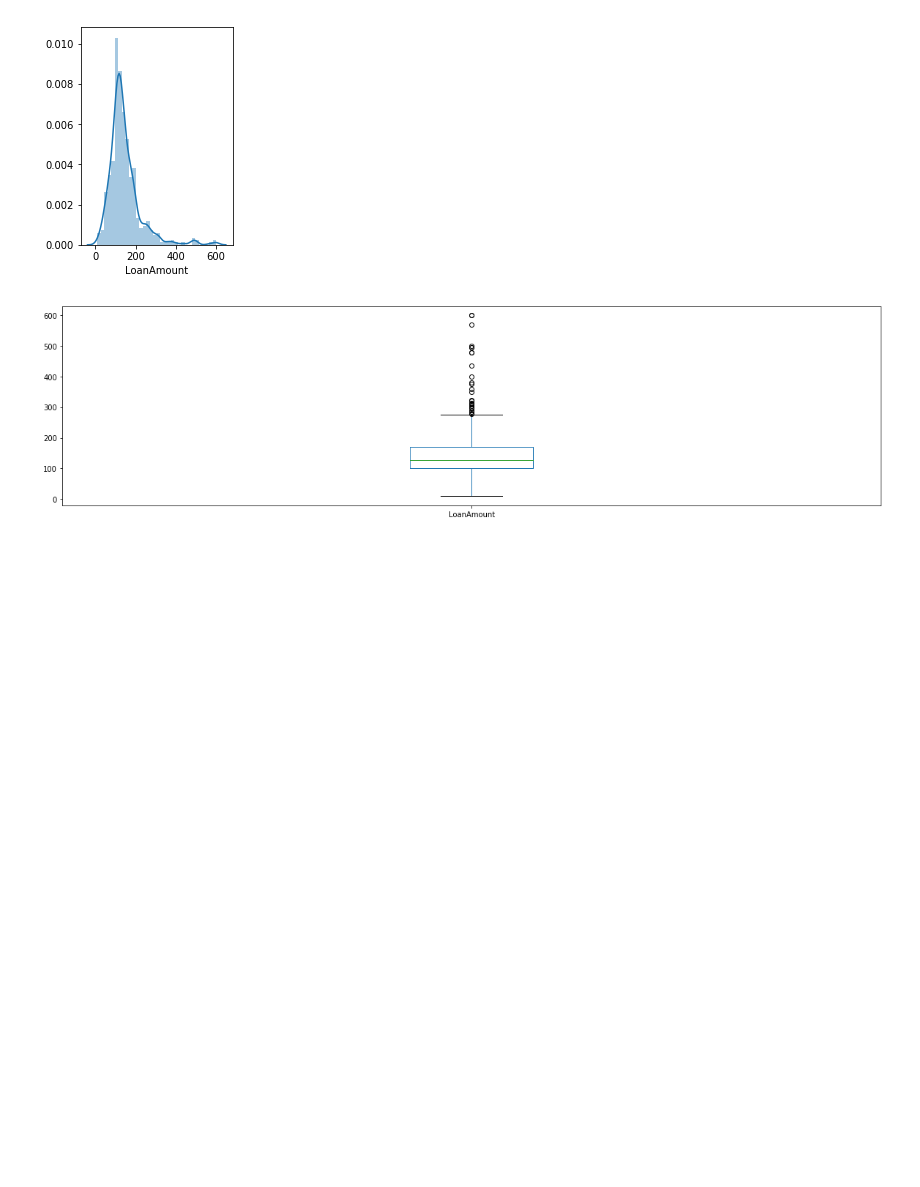
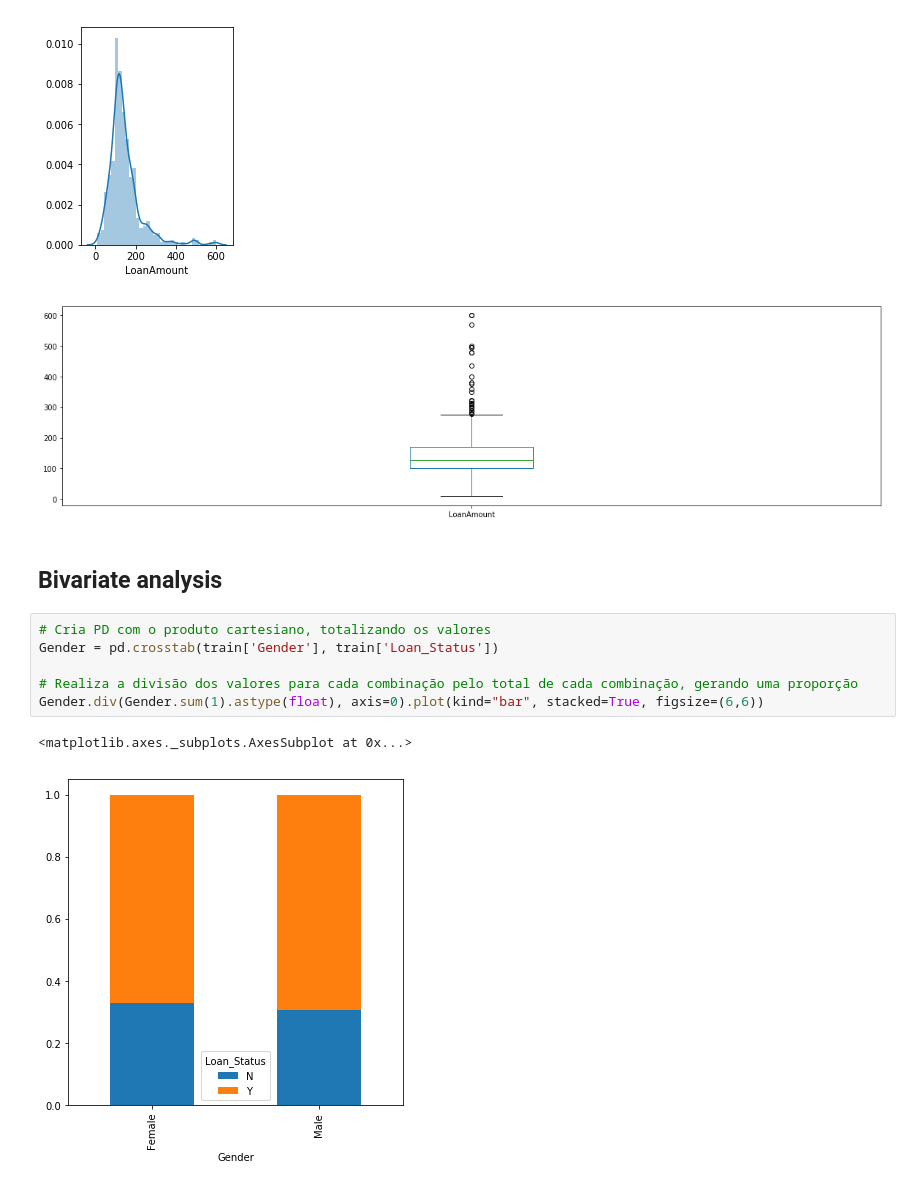
Before and after one commit to ElissandroMendes/loan-prediction, a Jupyter notebook: loan-prediction.ipynb, the cells around one changed output. Drawn from its saved outputs; the diff is of its cells as text; blank space fills up the shorter version.

Commit message:
Implementing bivariate analysis

```diff
--- a/loan-prediction.ipynb
+++ b/loan-prediction.ipynb
@@ -158,3 +160,14 @@ plt.show()
 # %% [output]
 [figure]
 [figure]
+# %% [markdown]
+## Bivariate analysis
+# %%
+# Cria PD com o produto cartesiano, totalizando os valores
+Gender = pd.crosstab(train['Gender'], train['Loan_Status'])
+
+# Realiza a divisão dos valores para cada combinação pelo total de cada combinação, gerando uma proporção
+Gender.div(Gender.sum(1).astype(float), axis=0).plot(kind="bar", stacked=True, figsize=(6,6))
+# %% [output]
+<matplotlib.axes._subplots.AxesSubplot at 0x...>
+[figure, added]
```
Also changed, not shown: parts of 6 cells of this notebook.
